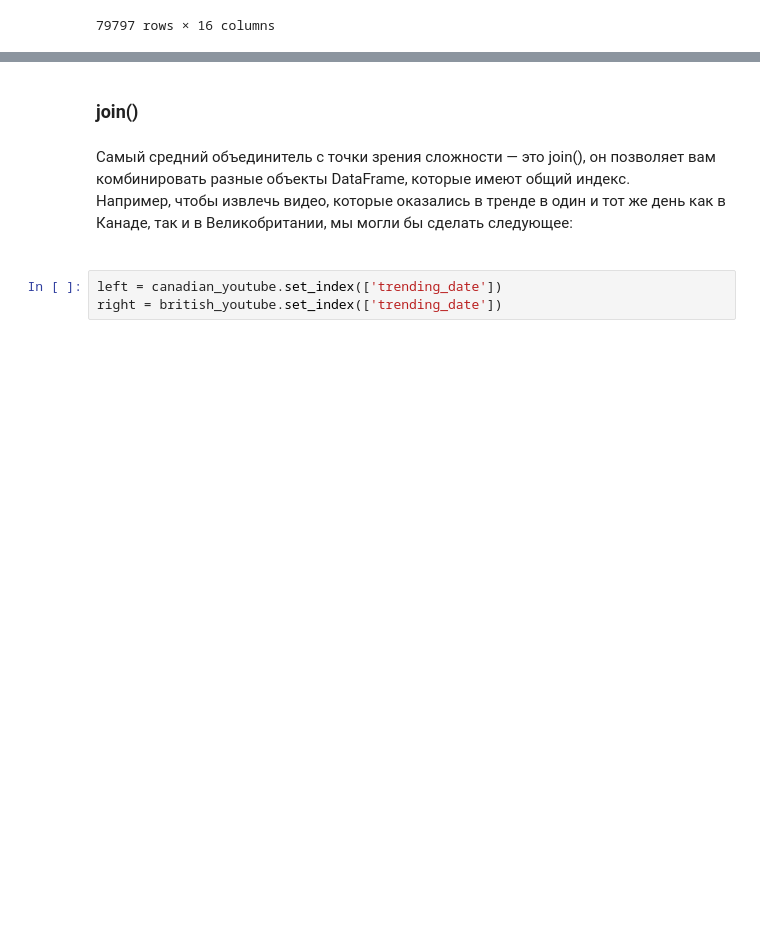
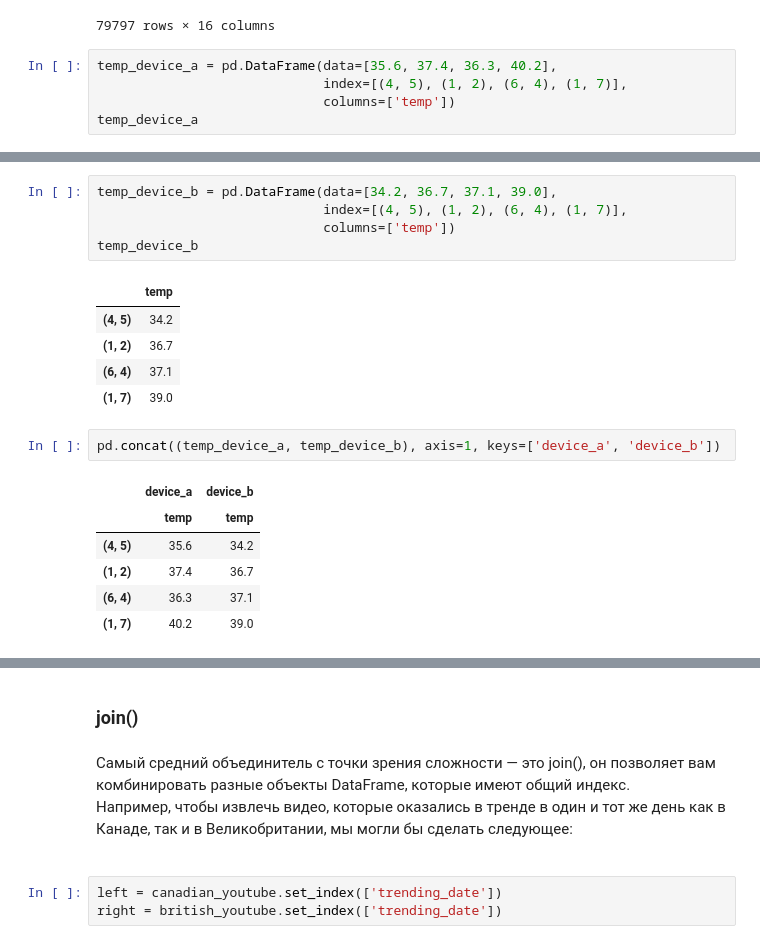
Before and after one commit to 1mmo/data-analysis-handbook, a Jupyter notebook: handbook/Working with data/Pandas.ipynb, the cells around one changed output, grey strips where cells are left out. Drawn from its saved outputs; the diff is of its cells as text; blank space fills up the shorter version.

Commit message:
add merged and concat examples

```diff
--- a/handbook/Working with data/Pandas.ipynb
+++ b/handbook/Working with data/Pandas.ipynb
@@ -1506,3 +1499,8 @@ pd.concat([canadian_youtube, british_youtube])
 | 38914 | -DRsfNObKIQ | 18.14.06 | Eleni Foureira - Fuego - Cyprus -... | Eurovision Song Contest | 24 | 2018-05-08T20:32:32.000Z | Eurovision Song Contest|"2018"|"L... | 14317515 | 151870 | ... |
 | 38915 | 4YFo4bdMO8Q | 18.14.06 | KYLE - Ikuyo feat. 2 Chainz & Sop... | SuperDuperKyle | 10 | 2018-05-11T04:06:35.000Z | Kyle|"SuperDuperKyle"|"Ikuyo"|"2 ... | 607552 | 18271 | ... |
 79797 rows × 16 columns
+# %%
+temp_device_a = pd.DataFrame(data=[35.6, 37.4, 36.3, 40.2],
+                             index=[(4, 5), (1, 2), (6, 4), (1, 7)],
+                             columns=['temp'])
+temp_device_a
@@ -1508,0 +1513,20 @@ pd.concat([canadian_youtube, british_youtube])
+# %%
+temp_device_b = pd.DataFrame(data=[34.2, 36.7, 37.1, 39.0],
+                             index=[(4, 5), (1, 2), (6, 4), (1, 7)],
+                             columns=['temp'])
+temp_device_b
+# %% [output]
+|  | temp |
+| (4, 5) | 34.2 |
+| (1, 2) | 36.7 |
+| (6, 4) | 37.1 |
+| (1, 7) | 39.0 |
+# %%
+pd.concat((temp_device_a, temp_device_b), axis=1, keys=['device_a', 'device_b'])
+# %% [output]
+|  | device_a | device_b |
+|  | temp | temp |
+| (4, 5) | 35.6 | 34.2 |
+| (1, 2) | 37.4 | 36.7 |
+| (6, 4) | 36.3 | 37.1 |
+| (1, 7) | 40.2 | 39.0 |
```
Also changed, not shown: parts of 11 cells of this notebook.
